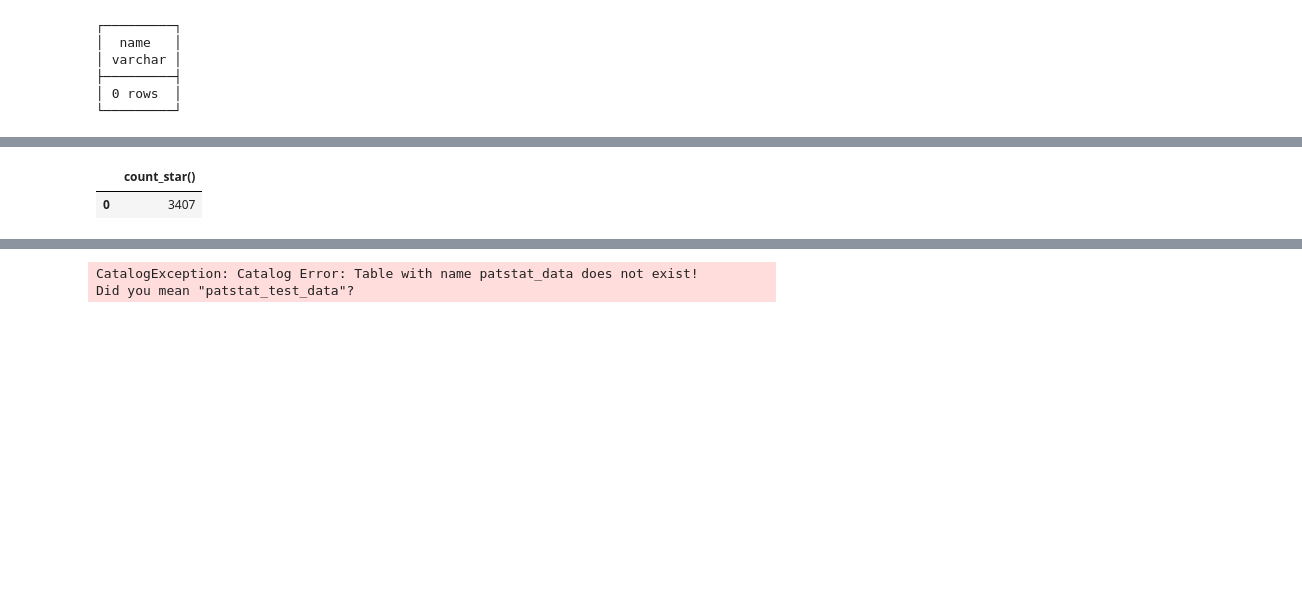
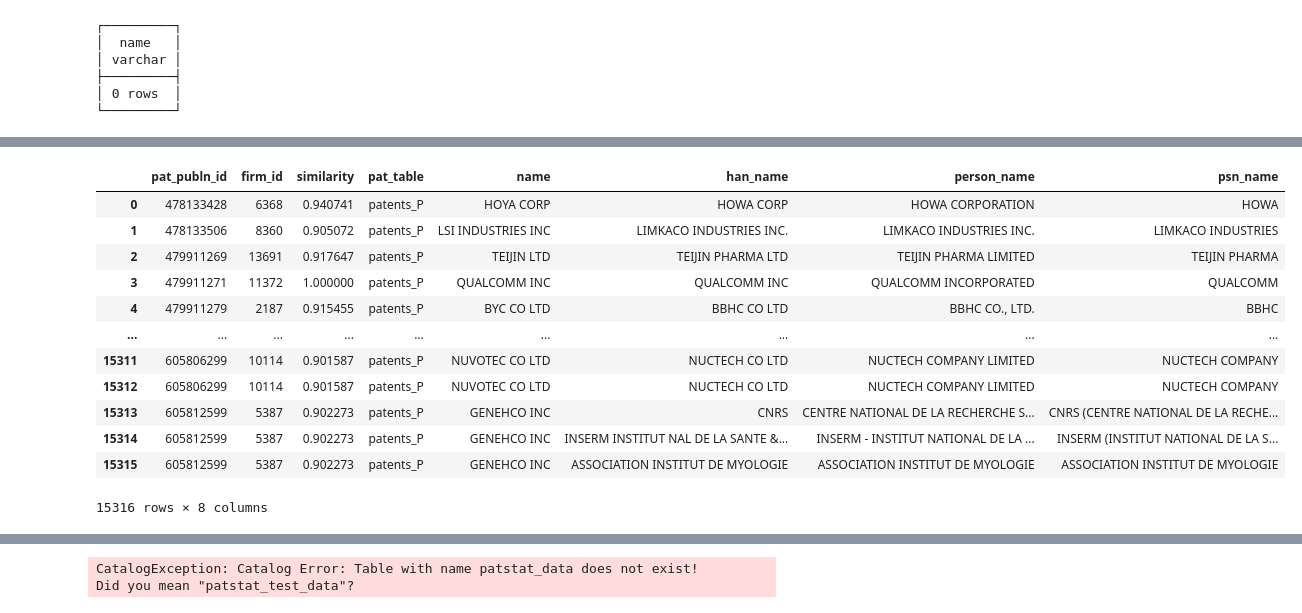
Before and after one commit to MarisLeander/patents_name_matching, a Jupyter notebook: notebooks/name_matching.ipynb, the cells around one changed output, grey strips where cells are left out. Cells and saved outputs as stored; diff of their text form; code cells hidden in the pictures; blank space fills up the shorter version.

```diff
--- a/notebooks/name_matching.ipynb
+++ b/notebooks/name_matching.ipynb
@@ -292,11 +291,22 @@ RuntimeError: Query interrupted
 # %%
 sql = """
-    SELECT COUNT(*) FROM patstat_firm_match
+    SELECT * FROM patstat_firm_match
     JOIN firm_names USING(firm_id)
-    JOIN patstat_test_data USING(pat_publn_id)
+    JOIN patstat_patents_P USING(pat_publn_id)
     WHERE similarity > 0.9
     """
 con.execute(sql).fetchdf()
 # %% [output]
-|  | count_star() |
-| 0 | 3407 |
+|  | pat_publn_id | firm_id | similarity | pat_table | name | han_name | person_name | psn_name |
+| 0 | 478133428 | 6368 | 0.940741 | patents_P | HOYA CORP | HOWA CORP | HOWA CORPORATION | HOWA |
+| 1 | 478133506 | 8360 | 0.905072 | patents_P | LSI INDUSTRIES INC | LIMKACO INDUSTRIES INC. | LIMKACO INDUSTRIES INC. | LIMKACO INDUSTRIES |
+| 2 | 479911269 | 13691 | 0.917647 | patents_P | TEIJIN LTD | TEIJIN PHARMA LTD | TEIJIN PHARMA LIMITED | TEIJIN PHARMA |
+| 3 | 479911271 | 11372 | 1.000000 | patents_P | QUALCOMM INC | QUALCOMM INC | QUALCOMM INCORPORATED | QUALCOMM |
+| 4 | 479911279 | 2187 | 0.915455 | patents_P | BYC CO LTD | BBHC CO LTD | BBHC CO., LTD. | BBHC |
+| ... | ... | ... | ... | ... | ... | ... | ... | ... |
+| 15311 | 605806299 | 10114 | 0.901587 | patents_P | NUVOTEC CO LTD | NUCTECH CO LTD | NUCTECH COMPANY LIMITED | NUCTECH COMPANY |
+| 15312 | 605806299 | 10114 | 0.901587 | patents_P | NUVOTEC CO LTD | NUCTECH CO LTD | NUCTECH COMPANY LIMITED | NUCTECH COMPANY |
+| 15313 | 605812599 | 5387 | 0.902273 | patents_P | GENEHCO INC | CNRS | CENTRE NATIONAL DE LA RECHERCHE S... | CNRS (CENTRE NATIONAL DE LA RECHE... |
+| 15314 | 605812599 | 5387 | 0.902273 | patents_P | GENEHCO INC | INSERM INSTITUT NAL DE LA SANTE &... | INSERM - INSTITUT NATIONAL DE LA ... | INSERM (INSTITUT NATIONAL DE LA S... |
+| 15315 | 605812599 | 5387 | 0.902273 | patents_P | GENEHCO INC | ASSOCIATION INSTITUT DE MYOLOGIE | ASSOCIATION INSTITUT DE MYOLOGIE | ASSOCIATION INSTITUT DE MYOLOGIE |
+15316 rows × 8 columns
```
Also changed, not shown: parts of 6 cells of this notebook.
